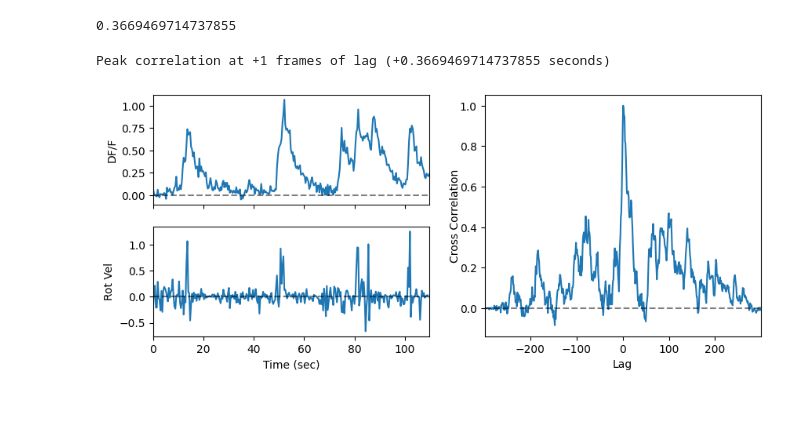
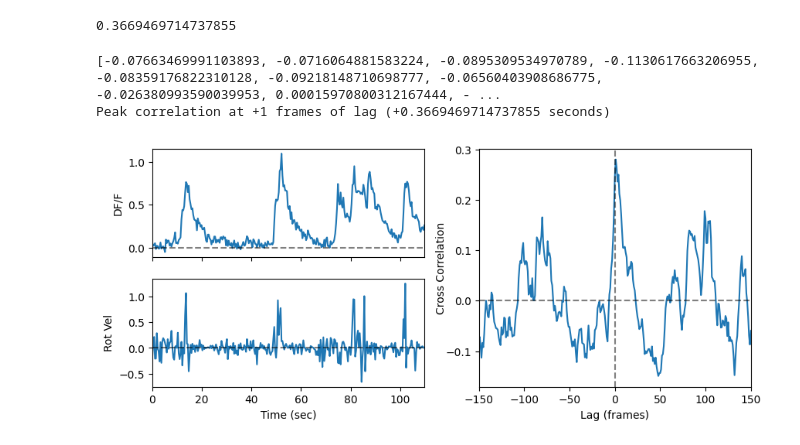
Before and after one commit to T-E-Lab/GULP, a Jupyter notebook: gulp2p/scripts/sync_bhv_img_data.ipynb, the cells around one changed output. Saved outputs shown, nothing was run; the diff lists cells and outputs as text; code cells hidden in the pictures; blank space fills up the shorter version.

Commit message:
Fix correlation with lag

```diff
--- a/gulp2p/scripts/sync_bhv_img_data.ipynb
+++ b/gulp2p/scripts/sync_bhv_img_data.ipynb
@@ -136,11 +138,33 @@ fm_interval = expDf['posTime'].diff().mean() # Seconds per row of df
 print(fm_interval)
 # %% [output]
 0.3669469714737855
-# %%
-def correlate_with_lag(a, v, lags):
-    corrs = []
-    for lag in lags:
-        corrs.append(np.corrcoef(a, v)[0,1])
+# %%
+def shift_elements(arr, num, fill_value=np.nan):
+    arr = np.roll(arr,num)
+    if num < 0:
+        arr[num:] = fill_value
+    elif num > 0:
+        arr[:num] = fill_value
+    return arr
+
+def correlate_with_lag(a, v, lags):
+    corrs = []
+    for lag in lags:
+        # Lag second array
+        if lag < 0:
+            lagged_a = a[:lag]
+            lagged_v = v[-lag:]
+        elif lag == 0:
+            lagged_a = a
+            lagged_v = v
+        else:
+            lagged_a = a[lag:]
+            lagged_v = v[:-lag]
+
+        corr = np.corrcoef(lagged_a, lagged_v)[0,1]
+        corrs.append(corr)
+
+    return corrs
 # %%
 mosaic = [['img', 'corr'],
           ['bhv', 'corr']]
@@ -155,33 +179,40 @@ axd['bhv'].plot(expDf['posTime'], expDf['vRfilt'])
 # Cross correlation
 a = expDf['roi0']
 v = expDf['vRfilt']
-lags = range(-1*len(a)+1, len(a)-1+1)
+lags = range(-1*len(a)//2, len(a)//2+1)
 cross_correlation = correlate_with_lag(a, v, lags)
+print(cross_correlation)
 axd['corr'].plot(lags, cross_correlation)
+# Add vertical line at x=0
+axd['corr'].axvline(x=0, color='black', linestyle='--', zorder=2, alpha=0.5)
 
 # Plot horizonal line at y=0
 for plot in plots:
     axd[plot].axhline(y=0, color='black', linestyle='--', zorder=2, alpha=0.5)
 
 # Set xlim
 for plot in ['img', 'bhv']:
     axd[plot].set_xlim([round(expDf.iloc[0]['posTime']), expDf.iloc[-1]['posTime']])
 axd['corr'].set_xlim([lags[0], lags[-1]])
 
 # axd['corr'].set_xticklabels([ frame * expDf['posTime'].diff().mean() for frame in axd['corr'].get_xticks()])
+# xticks = [lag for lag in np.arange(-len(a)//2, len(a)//2+1)*fm_interval if round(lag, 0)%20 ==0]
+# xticklabels = [f'{tick*fm_interval:3.0f}' for tick in xticks]
+# axd['corr'].set_xticks(xticks, xticklabels)
 
 
 axd['img'].set_xticklabels([])
 
 axd['img'].set_ylabel("DF/F")
 axd['bhv'].set_ylabel("Rot Vel")
 axd['bhv'].set_xlabel("Time (sec)")
 axd['corr'].set_ylabel("Cross Correlation", labelpad=-1)
-axd['corr'].set_xlabel("Lag")
+axd['corr'].set_xlabel("Lag (frames)")
 
 # Print peak correlation
 peak_corr_lag = lags[np.argmax(cross_correlation)]
 print(f'Peak correlation at {peak_corr_lag:+} frames of lag ({peak_corr_lag * fm_interval:+} seconds)')
 # %% [output]
+[-0.07663469991103893, -0.0716064881583224, -0.0895309534970789, -0.1130617663206955, -0.08359176822310128, -0.09218148710698777, -0.06560403908686775, -0.026380993590039953, 0.00015970800312167444, - ...
 Peak correlation at +1 frames of lag (+0.3669469714737855 seconds)
-[figure, old version]
+[figure, new version]
```
Also changed, not shown: parts of 3 cells of this notebook.
